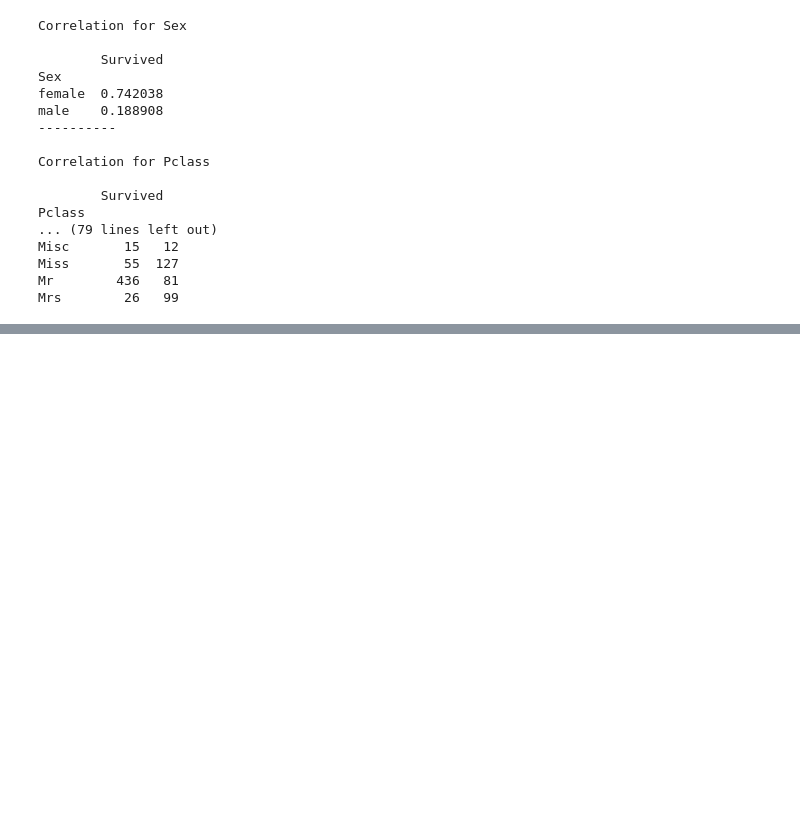
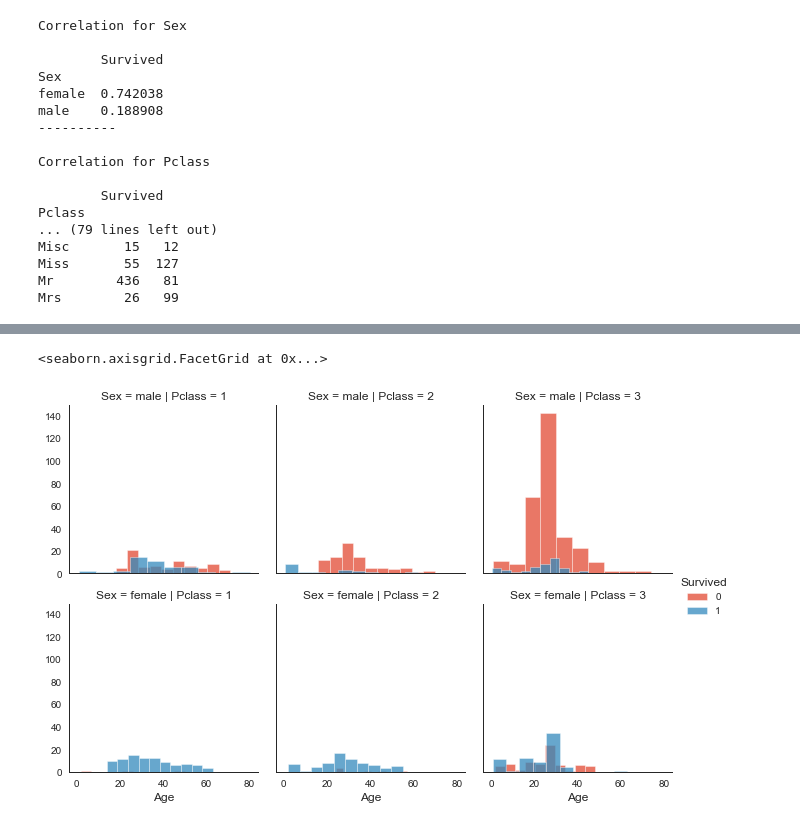
Before and after one commit to Fabiaccio91/Kaggle, a Jupyter notebook: Titanic/Kaggle - Titanic Survival.ipynb, the cells around one changed output, grey strips where cells are left out. Saved outputs shown, nothing was run; the diff lists cells and outputs as text; code cells hidden in the pictures; blank space fills up the shorter version.

```diff
--- a/Titanic/Kaggle - Titanic Survival.ipynb
+++ b/Titanic/Kaggle - Titanic Survival.ipynb
@@ -461,0 +468,8 @@ print(ordered)
+# %%
+#histogram comparison of sex, class, and age by survival
+h = sns.FacetGrid(data1, row = 'Sex', col = 'Pclass', hue = 'Survived')
+h.map(plt.hist, 'Age', alpha = .75)
+h.add_legend()
+# %% [output]
+<seaborn.axisgrid.FacetGrid at 0x...>
+[figure, added]
```
Also changed, not shown: parts of 13 cells of this notebook.
